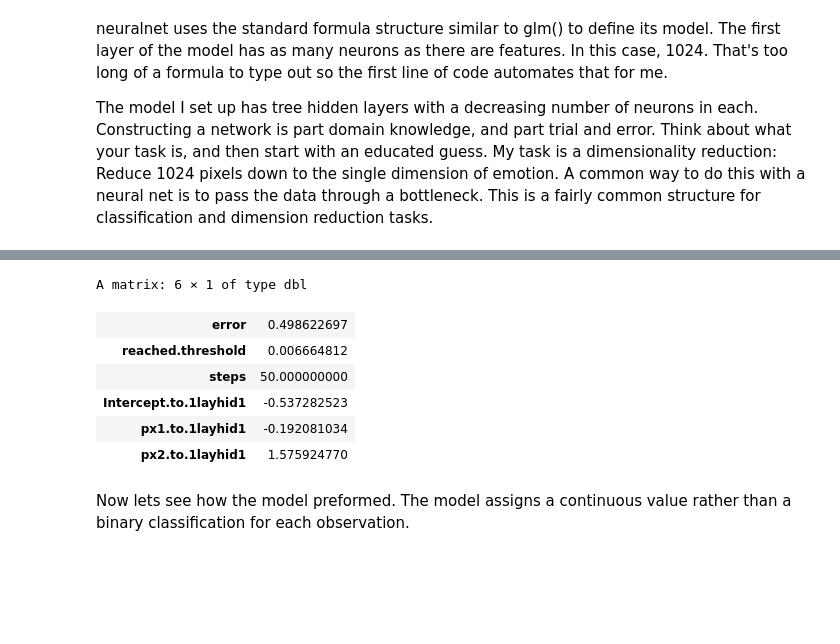
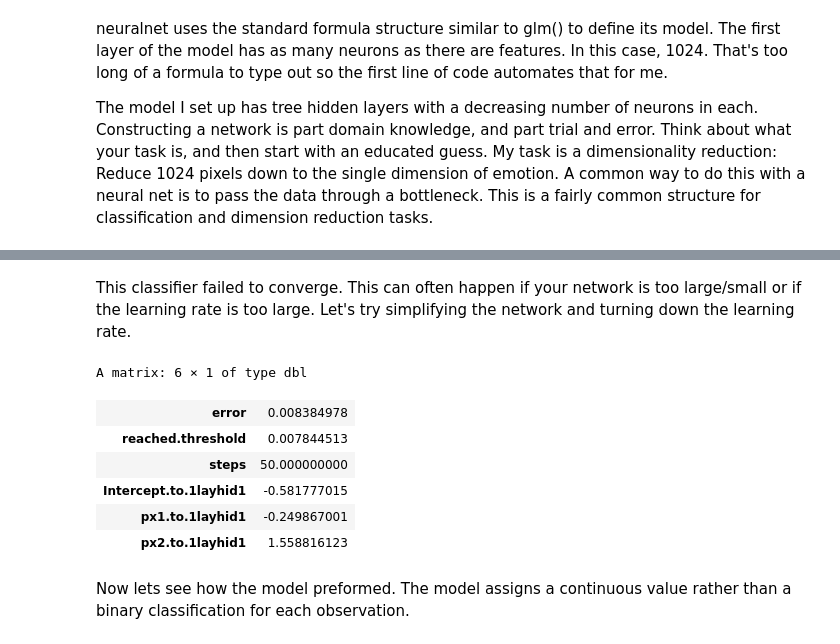
Before and after one commit to jrisi256/nnr_tutorial, a Jupyter notebook: nn_tutorial.ipynb, the cells around one changed output, grey strips where cells are left out. Cells and saved outputs as stored; diff of their text form; code cells hidden in the pictures; blank space fills up the shorter version.

```diff
--- a/nn_tutorial.ipynb
+++ b/nn_tutorial.ipynb
@@ -155,29 +178,31 @@ The model I set up has tree hidden layers with a decreasing number of neurons in
+# %% [markdown]
+This classifier failed to converge. This can often happen if your network is too large/small or if the learning rate is too large. Let's try simplifying the network and turning down the learning rate.
 # %%
 # define the formula
 f <- as.formula(paste('label ~', paste(colnames(df[,1:1024]), collapse = " + ")))
 
 # train the network
 set.seed(123)
 nn <- neuralnet(f,
                 data=train,
                 stepmax = 1e+05, # the maximum number of training steps
                 learningrate.factor = list(minus = 0.5, plus = 1.2), # try adjusting the learning rate if your model doesn't converge
-                hidden = c(128, 32, 8), # The hidden layers a number of neurons in each
+                hidden = c(32, 8), # The hidden layers a number of neurons in each
                 linear.output = FALSE, # The type of output. True for regression tasks, False for classification
                 algorithm = 'rprop+', # The algorith for calculating the network
                 act.fct = 'logistic' # The activation function used between neurons
                 )
 
 # this provides a quick view of the training results
 head(nn$result.matrix)
 # %% [output]
 A matrix: 6 × 1 of type dbl
-| error | 0.498622697 |
-| reached.threshold | 0.006664812 |
+| error | 0.008384978 |
+| reached.threshold | 0.007844513 |
 | steps | 50.000000000 |
-| Intercept.to.1layhid1 | -0.537282523 |
-| px1.to.1layhid1 | -0.192081034 |
-| px2.to.1layhid1 | 1.575924770 |
+| Intercept.to.1layhid1 | -0.581777015 |
+| px1.to.1layhid1 | -0.249867001 |
+| px2.to.1layhid1 | 1.558816123 |
 # %% [markdown]
 Now lets see how the model preformed. The model assigns a continuous value rather than a binary classification for each observation.
 # %%
```
Also changed, not shown: parts of 9 cells of this notebook, 3 other files.
